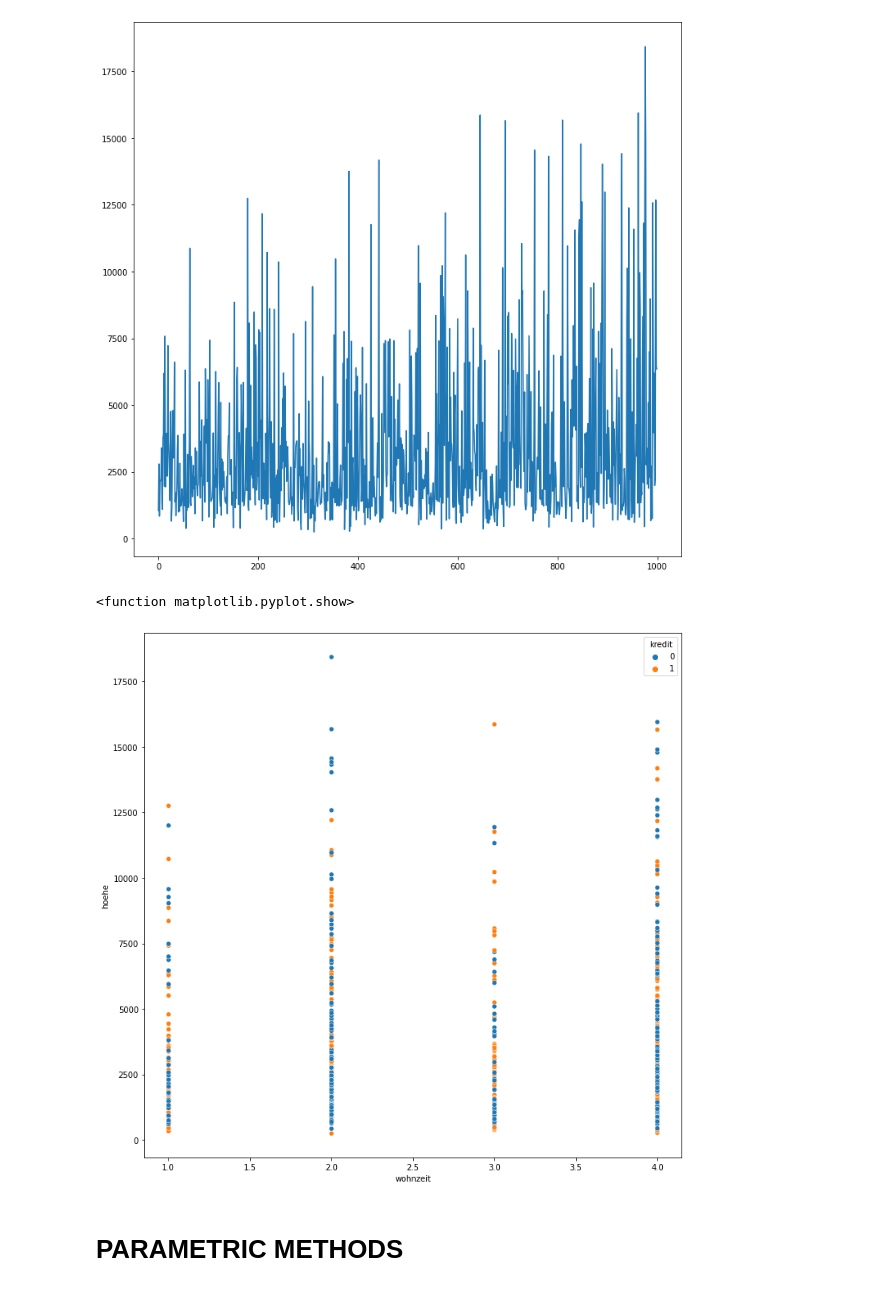
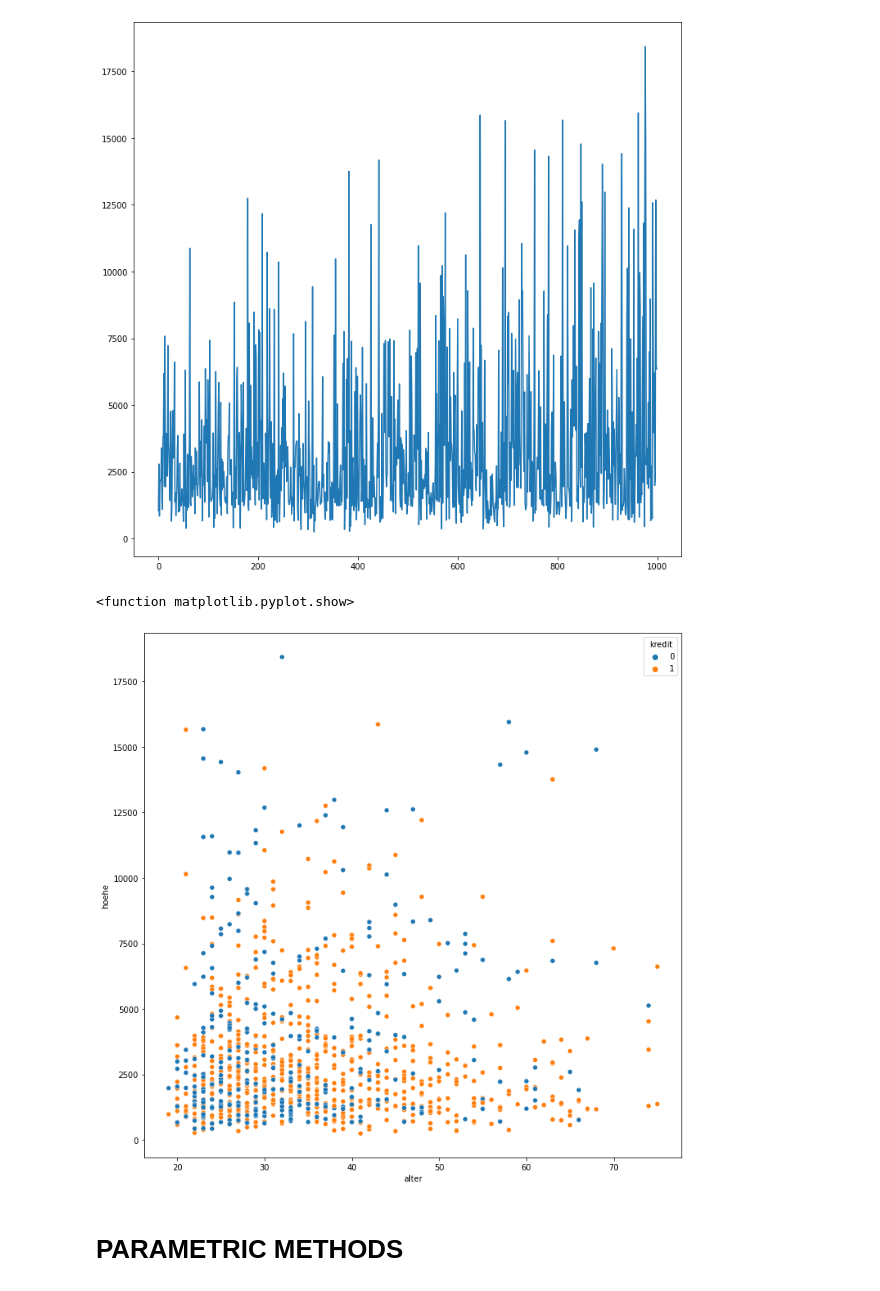
Before and after one commit to raulbenitez/OUTLIER_DETECTION, a Jupyter notebook: outlier_detection_methods.ipynb, the cells around one changed output. Cells and saved outputs as stored; diff of their text form; code cells hidden in the pictures.

```diff
--- a/outlier_detection_methods.ipynb
+++ b/outlier_detection_methods.ipynb
@@ -67,12 +69,12 @@ plt.show
 # %%
 import seaborn as sns
 
 figure = plt.figure(figsize=(12,12))
-sns.scatterplot(y='hoehe',x='wohnzeit',hue='kredit',data=df)
+sns.scatterplot(y='hoehe',x='alter',hue='kredit',data=df)
 plt.show
 # %% [output]
 <function matplotlib.pyplot.show>
-[figure, old version]
+[figure, new version]
 # %% [markdown]
 # PARAMETRIC METHODS
 # %% [markdown]
```
Also changed, not shown: parts of 25 cells of this notebook.
